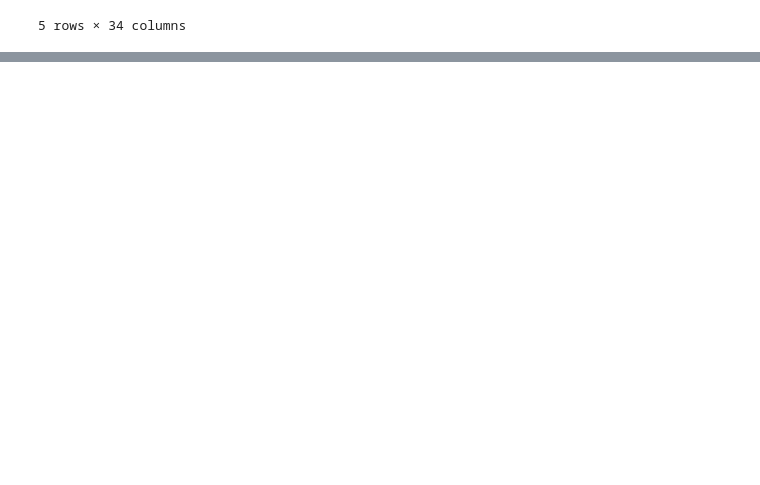
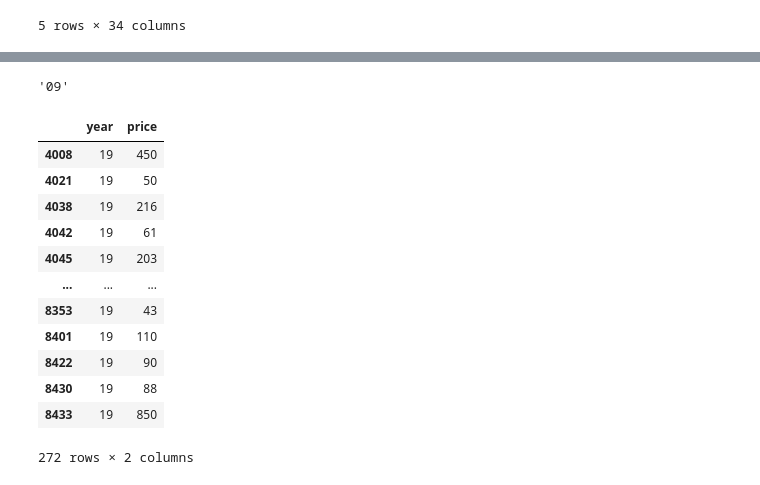
Before and after one commit to khadidja2023M/COM_728_Airbnb, a Jupyter notebook: Main.ipynb, the cells around one changed output, grey strips where cells are left out. Cells and saved outputs as stored; diff of their text form; code cells hidden in the pictures; blank space fills up the shorter version.

```diff
--- a/Main.ipynb
+++ b/Main.ipynb
@@ -165,6 +167,23 @@ data['host_since'][0]
 # %%
-int(data['host_since'][0][-2:])
+data['host_since'][0][-2:]
+# %% [output]
+'09'
 # %%
-data['year']=data['host_since'].apply(lambda x: x[-2:]).astype('int')
+data['year']=data['host_since'].apply(lambda x: x[-2:])
 # %%
-new_data=data[data['year'].between(19,22)]
+year19=data.loc[data.year =='19', ['year','price']]
+year19
+# %% [output]
+|  | year | price |
+| 4008 | 19 | 450 |
+| 4021 | 19 | 50 |
+| 4038 | 19 | 216 |
+| 4042 | 19 | 61 |
+| 4045 | 19 | 203 |
+| ... | ... | ... |
+| 8353 | 19 | 43 |
+| 8401 | 19 | 110 |
+| 8422 | 19 | 90 |
+| 8430 | 19 | 88 |
+| 8433 | 19 | 850 |
+272 rows × 2 columns
```
Also changed, not shown: parts of 17 cells of this notebook, 1 other file.
